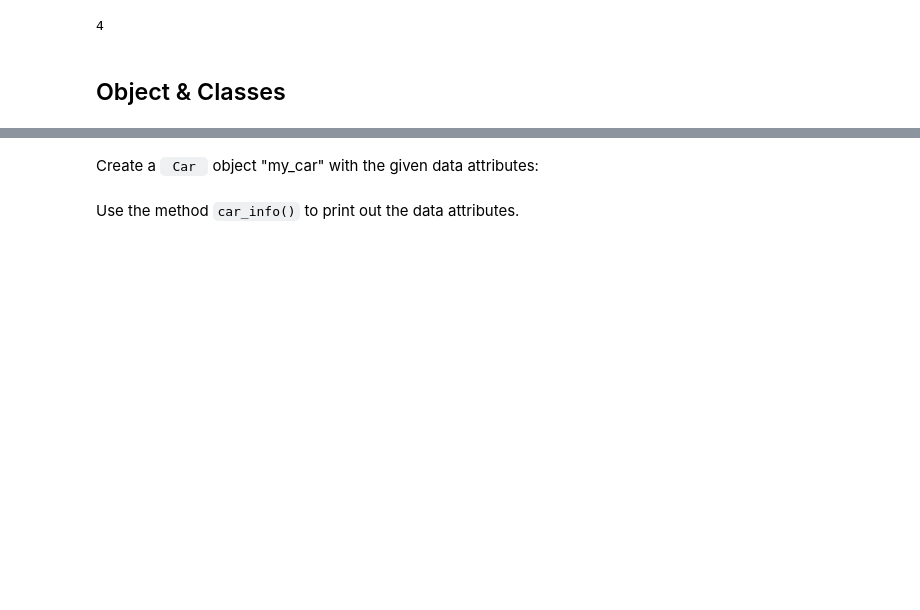
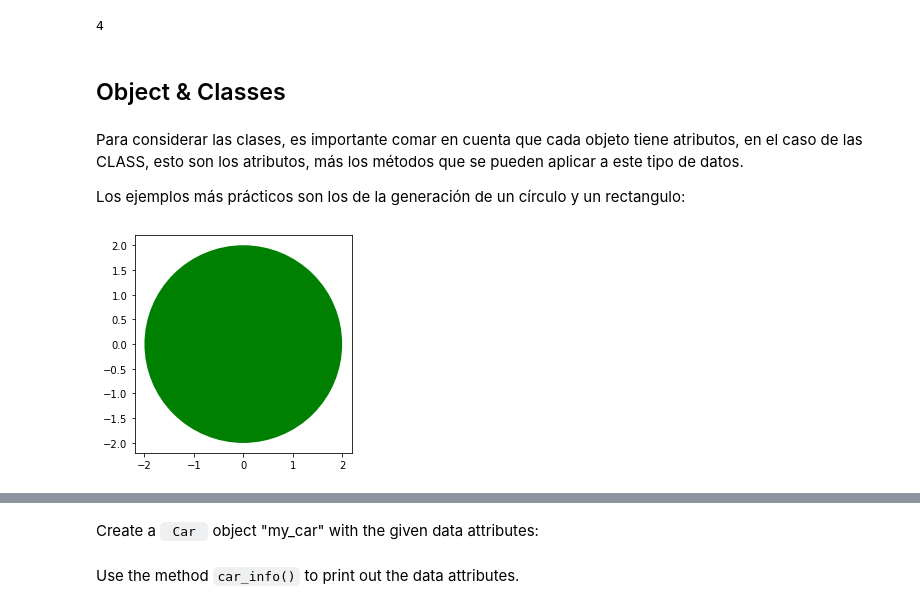
Before and after one commit to PosgradoMNA/actividades-de-aprendizaje-jeesperon, a Jupyter notebook: assignment01.ipynb, the cells around one changed output, grey strips where cells are left out. Cells and saved outputs as stored; diff of their text form; code cells hidden in the pictures; blank space fills up the shorter version.

```diff
--- a/assignment01.ipynb
+++ b/assignment01.ipynb
@@ -883,3 +883,37 @@ con(2,2)
 4
 # %% [markdown]
 ## Object & Classes
+# %% [markdown]
+Para considerar las clases, es importante comar en cuenta que cada objeto tiene atributos, en el caso de las CLASS, esto son los atributos, más los métodos que se pueden aplicar a este tipo de datos.
+
+Los ejemplos más prácticos son los de la generación de un círculo y un rectangulo:
+# %%
+import matplotlib.pyplot as plt
+%matplotlib inline
+
+# Create a class Circle
+
+class Circle(object): #-> acá queda la declaración de que se trata de un objeto tipo class
+
+    # Constructor
+    def __init__(self, radius=3, color='blue'): ##->> en esta parte se definen los atributos que dan forma al objeto class
+        self.radius = radius
+        self.color = color
+
+    # Method
+    def add_radius(self, r):  #->> método que permite que se agregue el radio r adicional al que está por default
+        self.radius = self.radius + r
+        return(self.radius)
+
+    # Method
+    def drawCircle(self): # método para dibujar el círculo
+        plt.gca().add_patch(plt.Circle((0, 0), radius=self.radius, fc=self.color))
+        plt.axis('scaled')
+        plt.show()
+# %%
+# Create an object RedCircle
+
+RedCircle = Circle(2, 'green')
+RedCircle.drawCircle()
+# %% [output]
+[figure, added]
```
Also changed, not shown: parts of 4 cells of this notebook.
